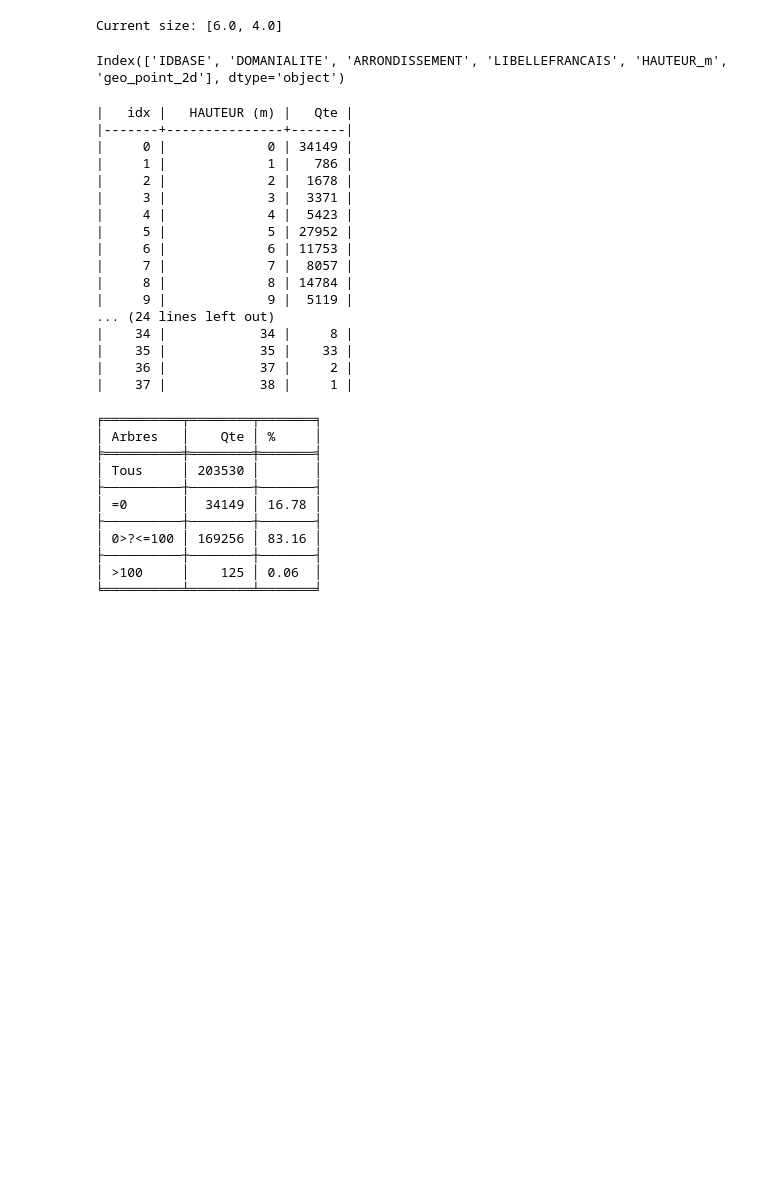
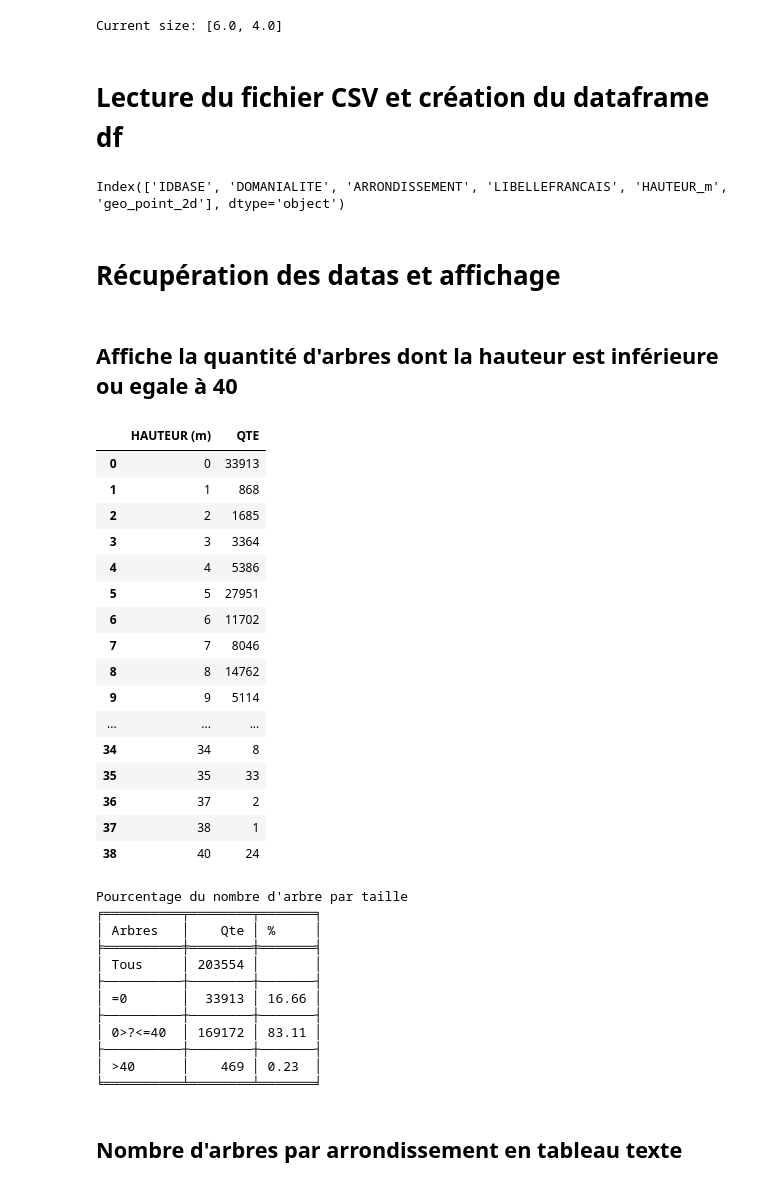
Before and after one commit to emarciano78/ArbresParis, a Jupyter notebook: arbres.ipynb, the cells around one changed output. Drawn from its saved outputs; the diff is of its cells as text; code cells hidden in the pictures; blank space fills up the shorter version.

```diff
--- a/arbres.ipynb
+++ b/arbres.ipynb
@@ -21,6 +26,8 @@ fig_size[1] = 10.0
 plt.rcParams["figure.figsize"] = fig_size
 # %% [output]
 Current size: [6.0, 4.0]
+# %% [markdown]
+# Lecture du fichier CSV et création du dataframe df
 # %%
 # Lecture du fichier CSV et création du dataframe df
 
@@ -28,57 +35,68 @@ df = pd.read_csv("D:\BIGDATA\Datas_arbres.csv", sep=';')
 print(df.columns)    # Affiche le nom des colonnes du dataframe
 # %% [output]
 Index(['IDBASE', 'DOMANIALITE', 'ARRONDISSEMENT', 'LIBELLEFRANCAIS', 'HAUTEUR_m', 'geo_point_2d'], dtype='object')
+# %% [markdown]
+# Récupération des datas et affichage
+# %% [markdown]
+## Affiche la quantité d'arbres dont la hauteur est inférieure ou egale à 40
 # %%
-# Affiche la quantité d'arbres dont la hauteur est inférieure à 40
+# Affiche la quantité d'arbres dont la hauteur est inférieure ou egale à 40
 
 df1 = df.groupby(["HAUTEUR_m"]).size().reset_index(name='NOMBRE')   # Recupère la qte par hauteur
-df2 = df1[(df1["HAUTEUR_m"] < 40)]   # Filtre sur la hauteur < 40
+df2 = df1[(df1["HAUTEUR_m"] <= 40)]   # Filtre sur la hauteur <= 40
+df2 = df2.set_axis(['HAUTEUR (m)', 'QTE'], axis=1, inplace=False)  # Nommage des colonnes
 
-print(tabulate(df2, headers=['idx','HAUTEUR (m)', 'Qte'], tablefmt='orgtbl'))
+#print(tabulate(df2, headers=['idx','HAUTEUR (m)', 'Qte'], tablefmt='orgtbl'))
+
+display(df2)
 # %% [output]
-|   idx |   HAUTEUR (m) |   Qte |
-|-------+---------------+-------|
-|     0 |             0 | 34149 |
-|     1 |             1 |   786 |
-|     2 |             2 |  1678 |
-|     3 |             3 |  3371 |
-|     4 |             4 |  5423 |
-|     5 |             5 | 27952 |
-|     6 |             6 | 11753 |
-|     7 |             7 |  8057 |
-|     8 |             8 | 14784 |
-|     9 |             9 |  5119 |
-... (24 lines left out)
-|    34 |            34 |     8 |
-|    35 |            35 |    33 |
-|    36 |            37 |     2 |
-|    37 |            38 |     1 |
+|  | HAUTEUR (m) | QTE |
+| 0 | 0 | 33913 |
+| 1 | 1 | 868 |
+| 2 | 2 | 1685 |
+| 3 | 3 | 3364 |
+| 4 | 4 | 5386 |
+| 5 | 5 | 27951 |
+| 6 | 6 | 11702 |
+| 7 | 7 | 8046 |
+| 8 | 8 | 14762 |
+| 9 | 9 | 5114 |
+| ... | ... | ... |
+| 34 | 34 | 8 |
+| 35 | 35 | 33 |
+| 36 | 37 | 2 |
+| 37 | 38 | 1 |
+| 38 | 40 | 24 |
 # %%
 total_arbre = df.shape[0]
 nb1 = df[(df["HAUTEUR_m"] == 0)].shape[0]
-nb2 = df[(df["HAUTEUR_m"] > 0) & (df["HAUTEUR_m"] <= 100)].shape[0]
-nb3 = df[(df["HAUTEUR_m"] > 100)].shape[0]
+nb2 = df[(df["HAUTEUR_m"] > 0) & (df["HAUTEUR_m"] <= 40)].shape[0]
+nb3 = df[(df["HAUTEUR_m"] > 40)].shape[0]
 
 # [['Alice', 24], ['Bob', 19]] <-- Exemple
 result = []
 result.append(["Tous",total_arbre,''])
 result.append(["=0",nb1,round(nb1/total_arbre*100,2)])
-result.append(["0>?<=100",nb2,round(nb2/total_arbre*100,2)])
-result.append([">100",nb3,round(nb3/total_arbre*100,2)])
+result.append(["0>?<=40",nb2,round(nb2/total_arbre*100,2)])
+result.append([">40",nb3,round(nb3/total_arbre*100,2)])
 
+print("Pourcentage du nombre d'arbre par taille")
 print(tabulate(result, headers=['Arbres', 'Qte', '%'], tablefmt='fancy_grid'))
 # %% [output]
+Pourcentage du nombre d'arbre par taille
 ╒══════════╤════════╤═══════╕
 │ Arbres   │    Qte │ %     │
 ╞══════════╪════════╪═══════╡
-│ Tous     │ 203530 │       │
+│ Tous     │ 203554 │       │
 ├──────────┼────────┼───────┤
-│ =0       │  34149 │ 16.78 │
+│ =0       │  33913 │ 16.66 │
 ├──────────┼────────┼───────┤
-│ 0>?<=100 │ 169256 │ 83.16 │
+│ 0>?<=40  │ 169172 │ 83.11 │
 ├──────────┼────────┼───────┤
-│ >100     │    125 │ 0.06  │
+│ >40      │    469 │ 0.23  │
 ╘══════════╧════════╧═══════╛
+# %% [markdown]
+## Nombre d'arbres par arrondissement en tableau texte
 # %%
 # Nombre d'arbres par arrondissement en tableau texte
 
```
Also changed, not shown: parts of 17 cells of this notebook, 1 other file.
